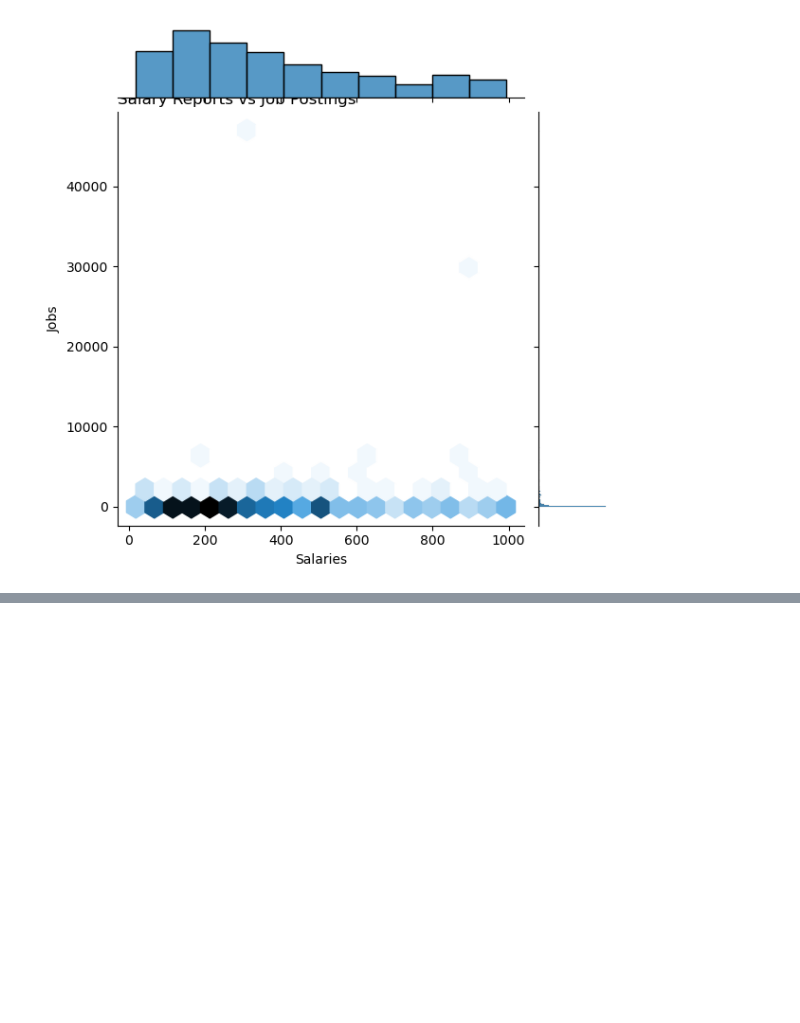
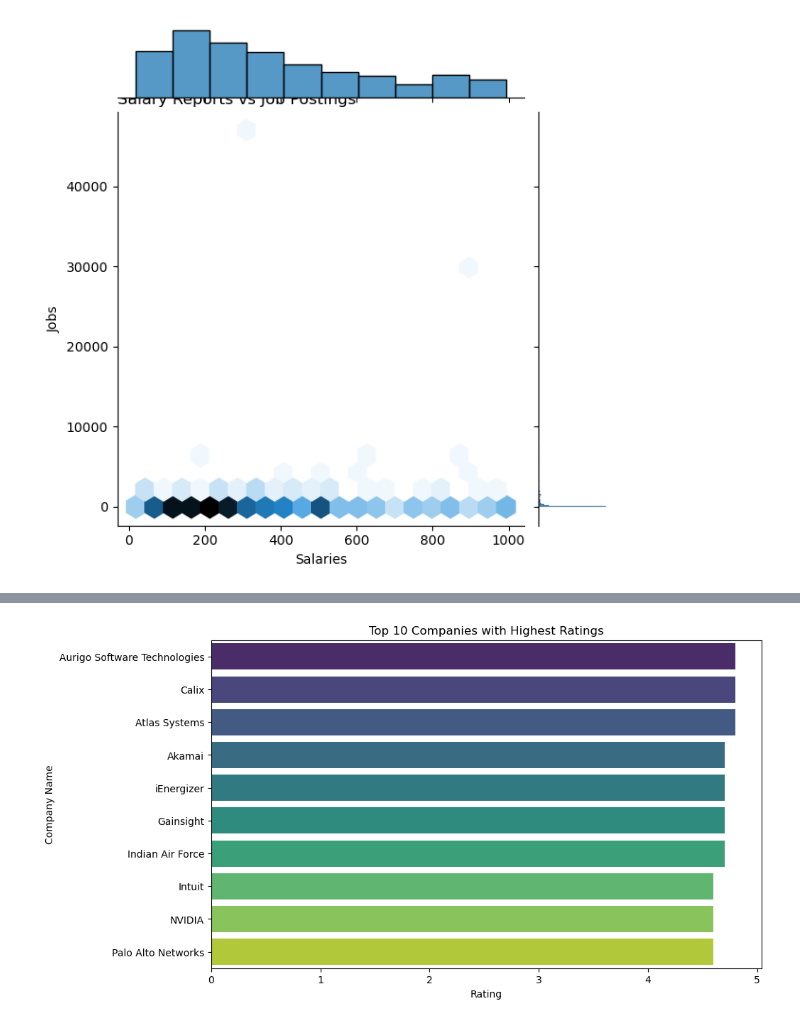
Before and after one commit to raj-rajat/Top-500-Companies-in-Bangalore-Bengaluru-India, a Jupyter notebook: top-500-companies-in-bangalore-bengaluru-india.ipynb, the cells around one changed output, grey strips where cells are left out. Saved outputs shown, nothing was run; the diff lists cells and outputs as text; code cells hidden in the pictures; blank space fills up the shorter version.

Commit message:
Kaggle Notebook | Exploring Top 500 Companies in Bangalore, India | Version 3

```diff
--- a/top-500-companies-in-bangalore-bengaluru-india.ipynb
+++ b/top-500-companies-in-bangalore-bengaluru-india.ipynb
@@ -766,0 +783,12 @@ plt.show()
+# %%
+# Top 10 companies with the highest ratings
+top_10_companies_by_rating = df.nlargest(10, 'Rating')
+
+plt.figure(figsize=(10,6))
+sns.barplot(x=top_10_companies_by_rating['Rating'], y=top_10_companies_by_rating['CompanyName'], palette='viridis')
+plt.title('Top 10 Companies with Highest Ratings')
+plt.xlabel('Rating')
+plt.ylabel('Company Name')
+plt.show()
+# %% [output]
+[figure, added]
```
Also changed, not shown: parts of 2 cells of this notebook.
